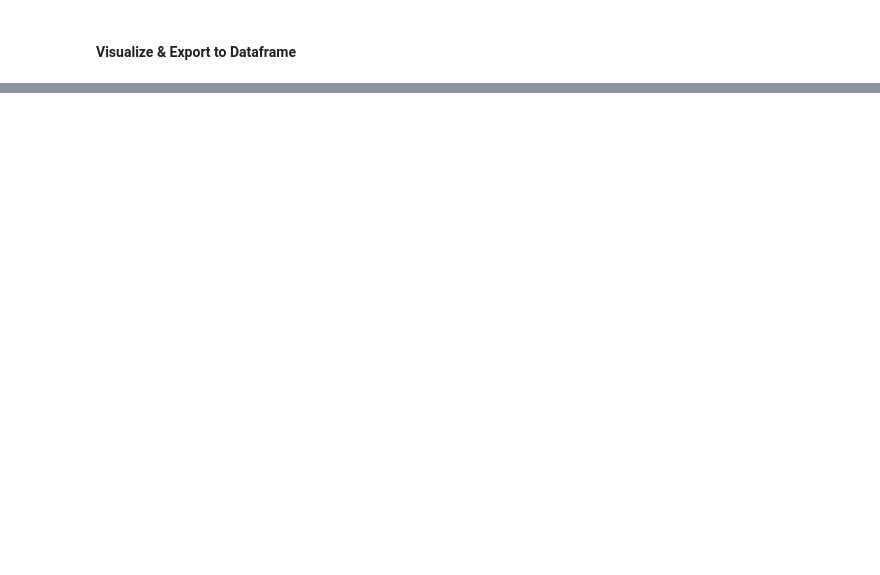
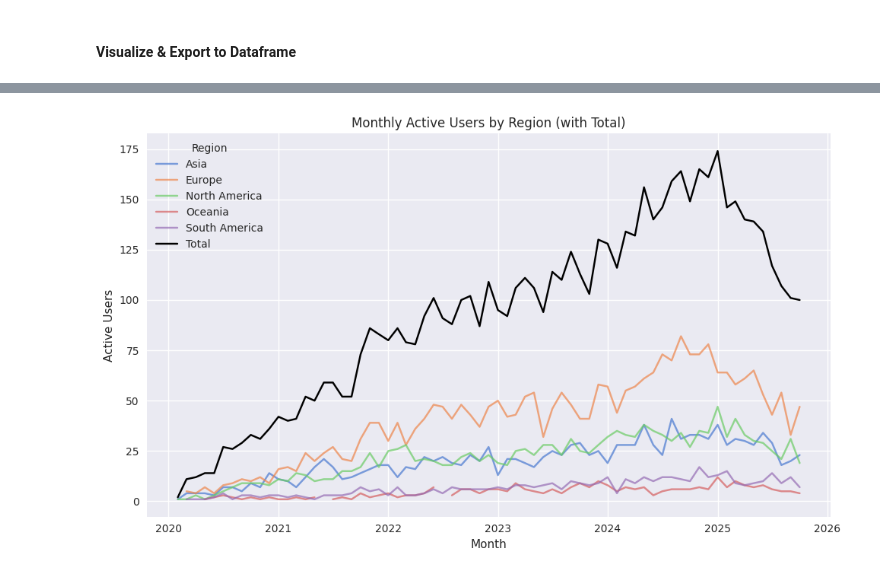
Before and after one commit to jasonho318/finance-analytics-project, a Jupyter notebook: Platform Engagement & Growth Analytics.ipynb, the cells around one changed output, grey strips where cells are left out. Saved outputs shown, nothing was run; the diff lists cells and outputs as text; code cells hidden in the pictures; blank space fills up the shorter version.

```diff
--- a/Platform Engagement & Growth Analytics.ipynb
+++ b/Platform Engagement & Growth Analytics.ipynb
@@ -640,0 +641,5 @@ print(f"Invalid sessions: {len(invalid_sessions):,} ({len(invalid_sessions) / le
+# %%
+# Watch Completion Percentage
+df['watch_completion_pct'] = df['watch_duration'] / df['title_runtime']
+print(df['watch_completion_pct'].describe())
+df['watch_completion_pct'] = df['watch_completion_pct'].clip(upper=1.0)
@@ -642,0 +688,33 @@ print(f"Invalid sessions: {len(invalid_sessions):,} ({len(invalid_sessions) / le
+# %%
+df['month'] = df['date'].dt.to_period('M').dt.to_timestamp()
+
+# 2. Group by month and region and count distinct users
+mau = (
+    df
+    .groupby(['month', 'region'])['user_id']
+    .nunique()
+    .reset_index(name='monthly_active_users')
+)
+
+mau_pivot = mau.pivot(index='month', columns='region', values='monthly_active_users')
+
+mau_pivot['Total'] = mau_pivot.sum(axis=1)
+
+# Plot
+plt.figure(figsize=(10,6))
+
+# Plot regional lines
+for region in mau_pivot.columns.drop('Total'):
+    plt.plot(mau_pivot.index, mau_pivot[region], label=region, alpha=0.7)
+
+# Plot total line thicker and darker
+plt.plot(mau_pivot.index, mau_pivot['Total'], label='Total', color='black')
+
+plt.title('Monthly Active Users by Region (with Total)')
+plt.xlabel('Month')
+plt.ylabel('Active Users')
+plt.legend(title='Region')
+plt.tight_layout()
+plt.show()
+# %% [output]
+[figure, added]
```
Also changed, not shown: parts of 55 cells of this notebook.
